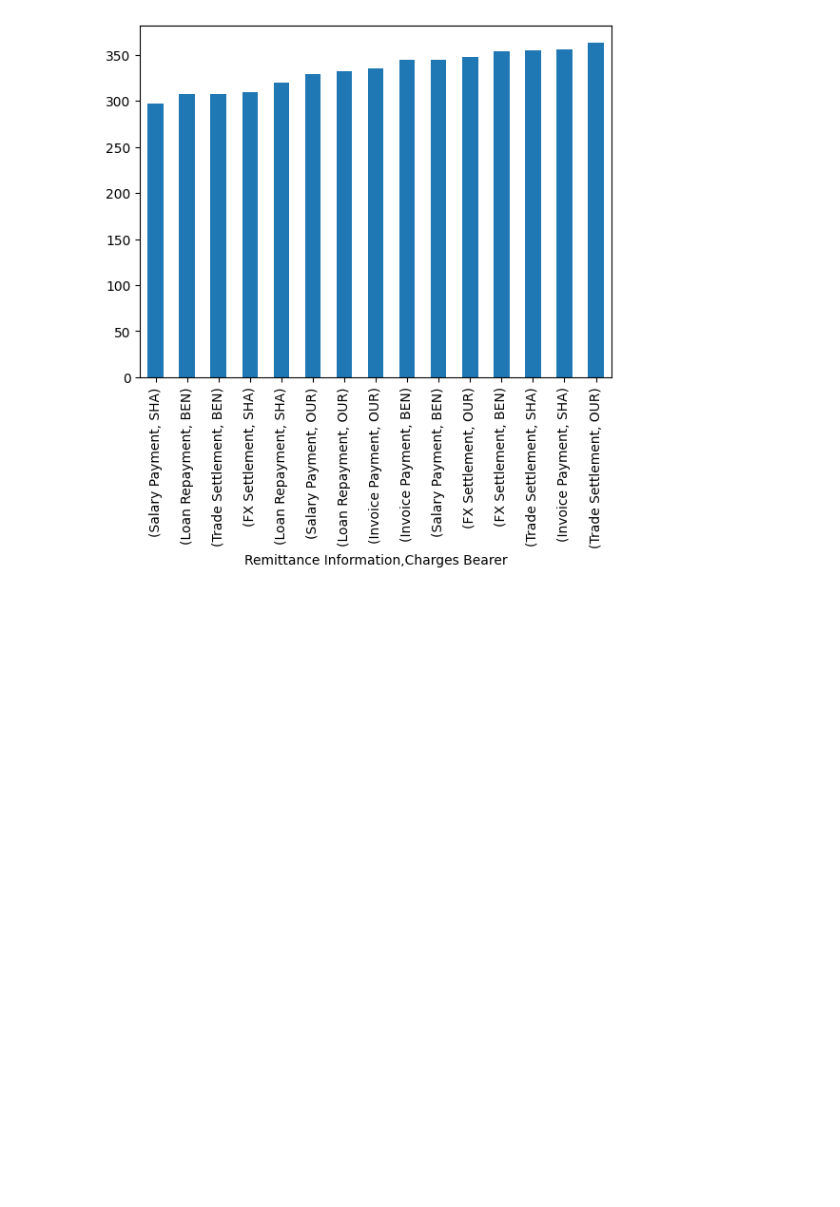
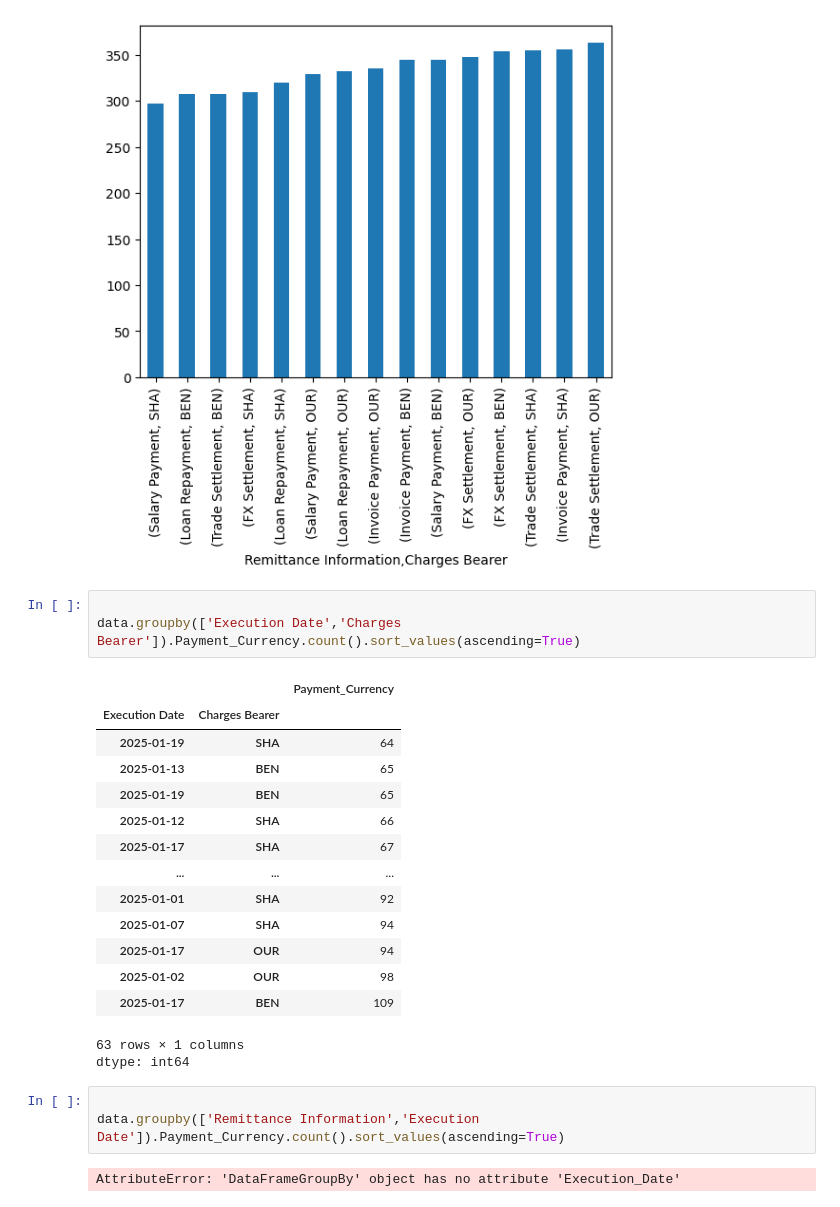
Before and after one commit to vijaykumarharakuni/data_analysis, a Jupyter notebook: Payment_Data.ipynb, the cells around one changed output. Drawn from its saved outputs; the diff is of its cells as text; blank space fills up the shorter version.

```diff
--- a/Payment_Data.ipynb
+++ b/Payment_Data.ipynb
@@ -320,3 +320,27 @@ data.groupby(['Remittance Information','Charges Bearer']).Payment_Currency.count
 # %% [output]
 <Axes: xlabel='Remittance Information,Charges Bearer'>
 [figure]
+# %%
+
+data.groupby(['Execution Date','Charges Bearer']).Payment_Currency.count().sort_values(ascending=True)
+# %% [output]
+|  |  | Payment_Currency |
+| Execution Date | Charges Bearer |  |
+| 2025-01-19 | SHA | 64 |
+| 2025-01-13 | BEN | 65 |
+| 2025-01-19 | BEN | 65 |
+| 2025-01-12 | SHA | 66 |
+| 2025-01-17 | SHA | 67 |
+| ... | ... | ... |
+| 2025-01-01 | SHA | 92 |
+| 2025-01-07 | SHA | 94 |
+| 2025-01-17 | OUR | 94 |
+| 2025-01-02 | OUR | 98 |
+| 2025-01-17 | BEN | 109 |
+63 rows × 1 columns
+dtype: int64
+# %%
+
+data.groupby(['Remittance Information','Execution Date']).Payment_Currency.count().sort_values(ascending=True)
+# %% [output]
+AttributeError: 'DataFrameGroupBy' object has no attribute 'Execution_Date'
```
Also changed, not shown: parts of 2 cells of this notebook.
